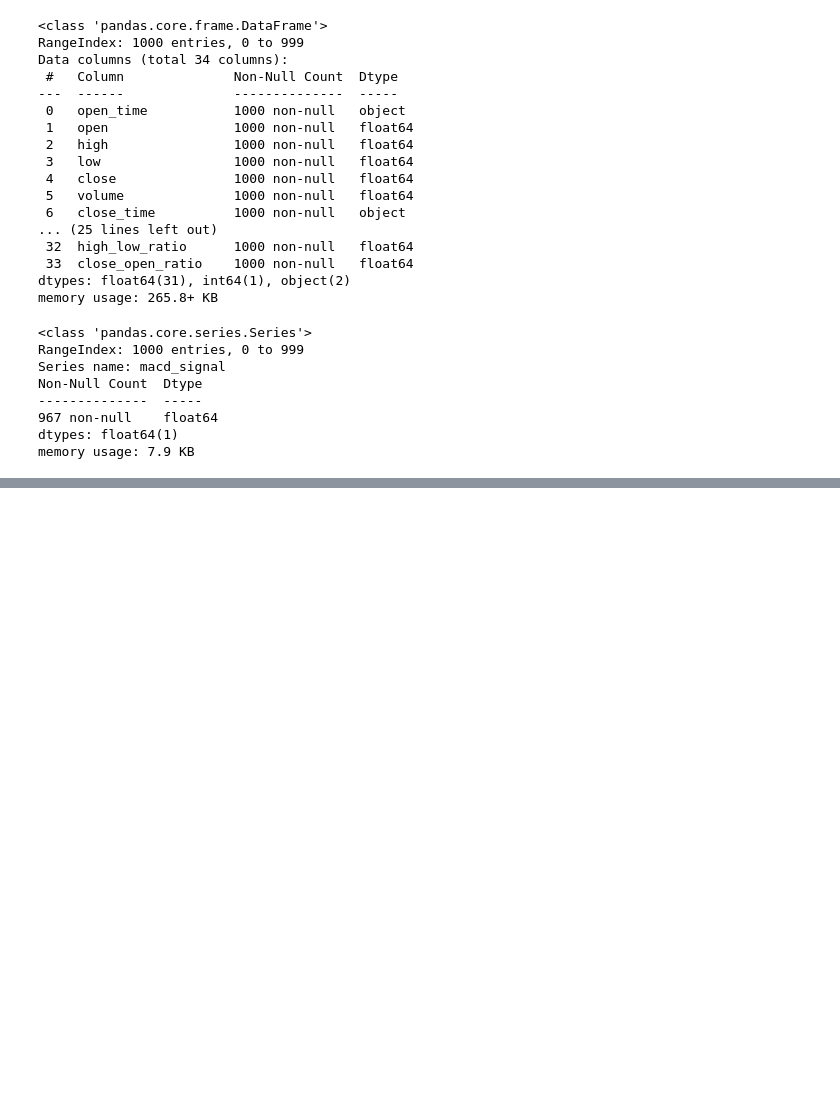
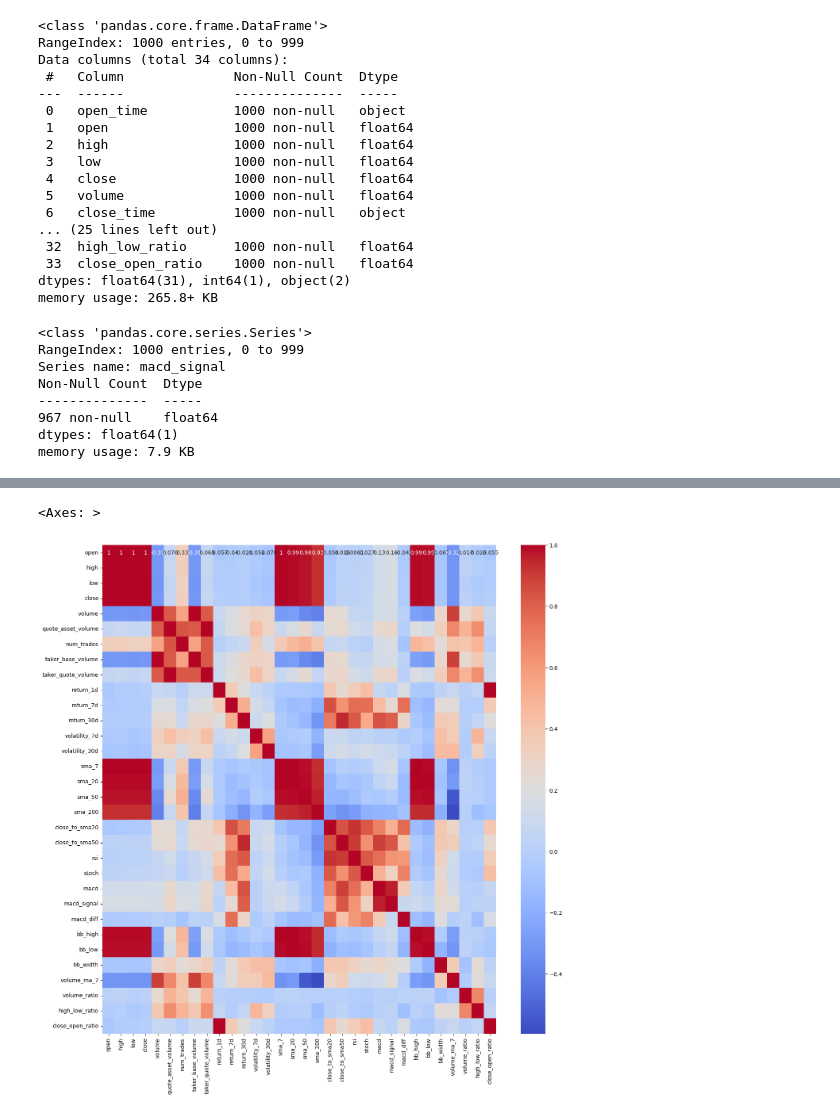
Before and after one commit to Njeri-Kimaru/Crypto-classifier-project, a Jupyter notebook: notebooks/02_feature_engineering.ipynb, the cells around one changed output, grey strips where cells are left out. Cells and saved outputs as stored; diff of their text form; code cells hidden in the pictures; blank space fills up the shorter version.

```diff
--- a/notebooks/02_feature_engineering.ipynb
+++ b/notebooks/02_feature_engineering.ipynb
@@ -87,0 +107,3 @@ plt.show()
+# %%
+correlations = df_features.select_dtypes(include='number').corr()
+print(correlations)
@@ -87,0 +128,6 @@ plt.show()
+# %%
+plt.figure(figsize=(16,16))
+sns.heatmap(data=correlations, cmap="coolwarm", annot=True)
+# %% [output]
+<Axes: >
+[figure, added]
```
Also changed, not shown: parts of 12 cells of this notebook, 4 other files.
